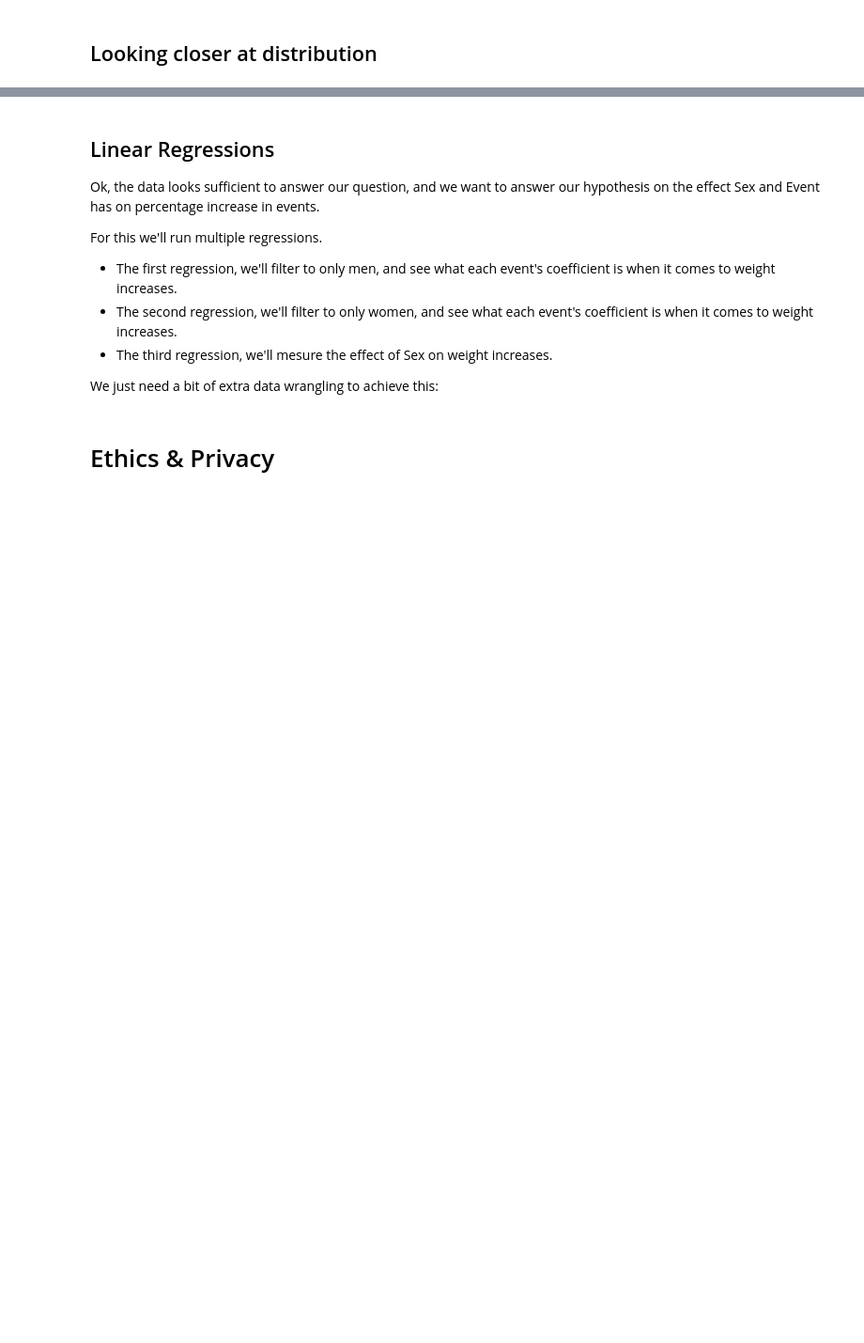
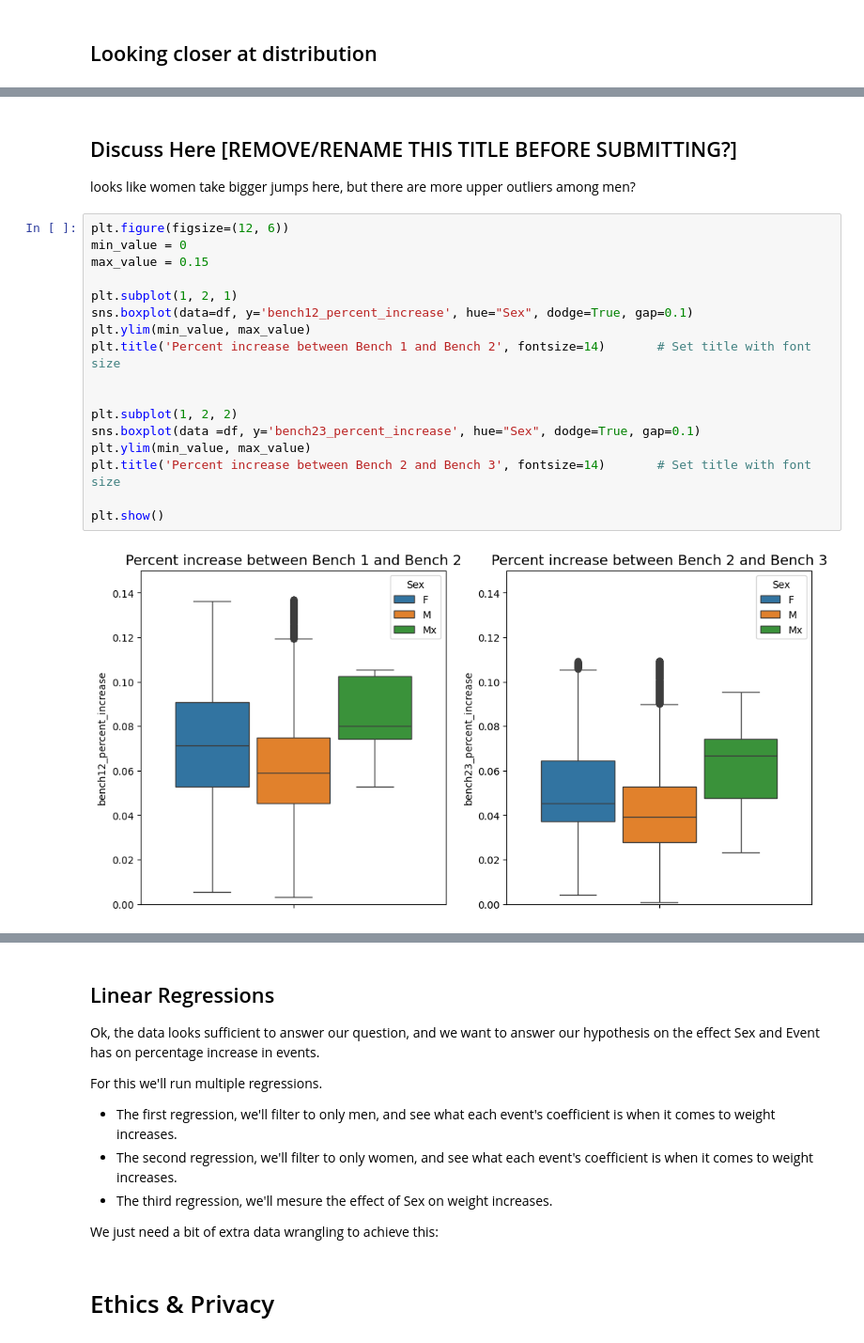
Before and after one commit to COGS108/Group035_WI24, a Jupyter notebook: EDACheckpoint_Group035_WI24.ipynb, the cells around one changed output, grey strips where cells are left out. Shown: that part at 94% size. Saved outputs shown, nothing was run; the diff lists cells and outputs as text; blank space fills up the shorter version.

```diff
--- a/EDACheckpoint_Group035_WI24.ipynb
+++ b/EDACheckpoint_Group035_WI24.ipynb
@@ -397,0 +426,22 @@ sns.boxplot(y=df['squat12_percent_increase'])
+# %% [markdown]
+## Discuss Here [REMOVE/RENAME THIS TITLE BEFORE SUBMITTING?]
+looks like women take bigger jumps here, but there are more upper outliers among men?
+# %%
+plt.figure(figsize=(12, 6))
+min_value = 0
+max_value = 0.15
+
+plt.subplot(1, 2, 1)
+sns.boxplot(data=df, y='bench12_percent_increase', hue="Sex", dodge=True, gap=0.1)
+plt.ylim(min_value, max_value)
+plt.title('Percent increase between Bench 1 and Bench 2', fontsize=14)       # Set title with font size
+
+
+plt.subplot(1, 2, 2)
+sns.boxplot(data =df, y='bench23_percent_increase', hue="Sex", dodge=True, gap=0.1)
+plt.ylim(min_value, max_value)
+plt.title('Percent increase between Bench 2 and Bench 3', fontsize=14)       # Set title with font size
+
+plt.show()
+# %% [output]
+[figure, added]
```
Also changed, not shown: parts of 10 cells of this notebook.
